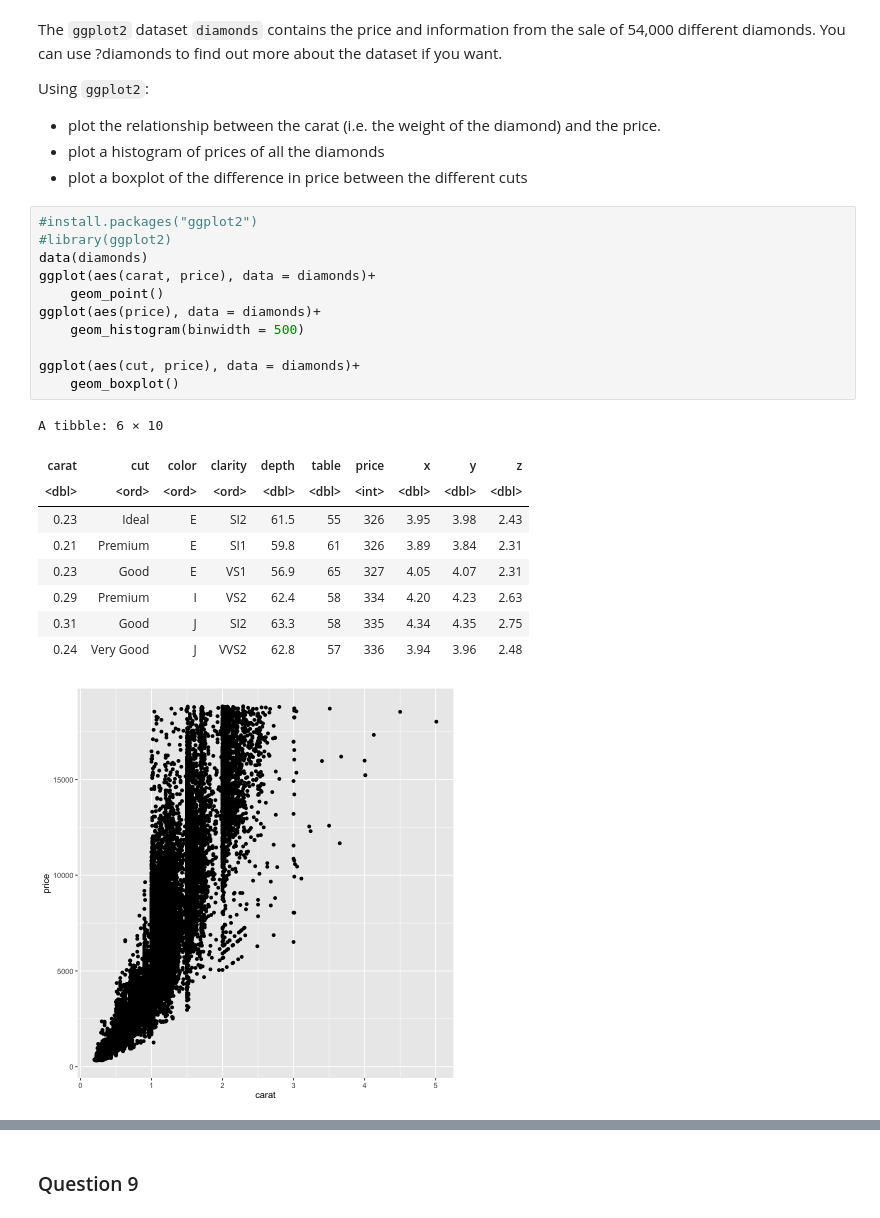
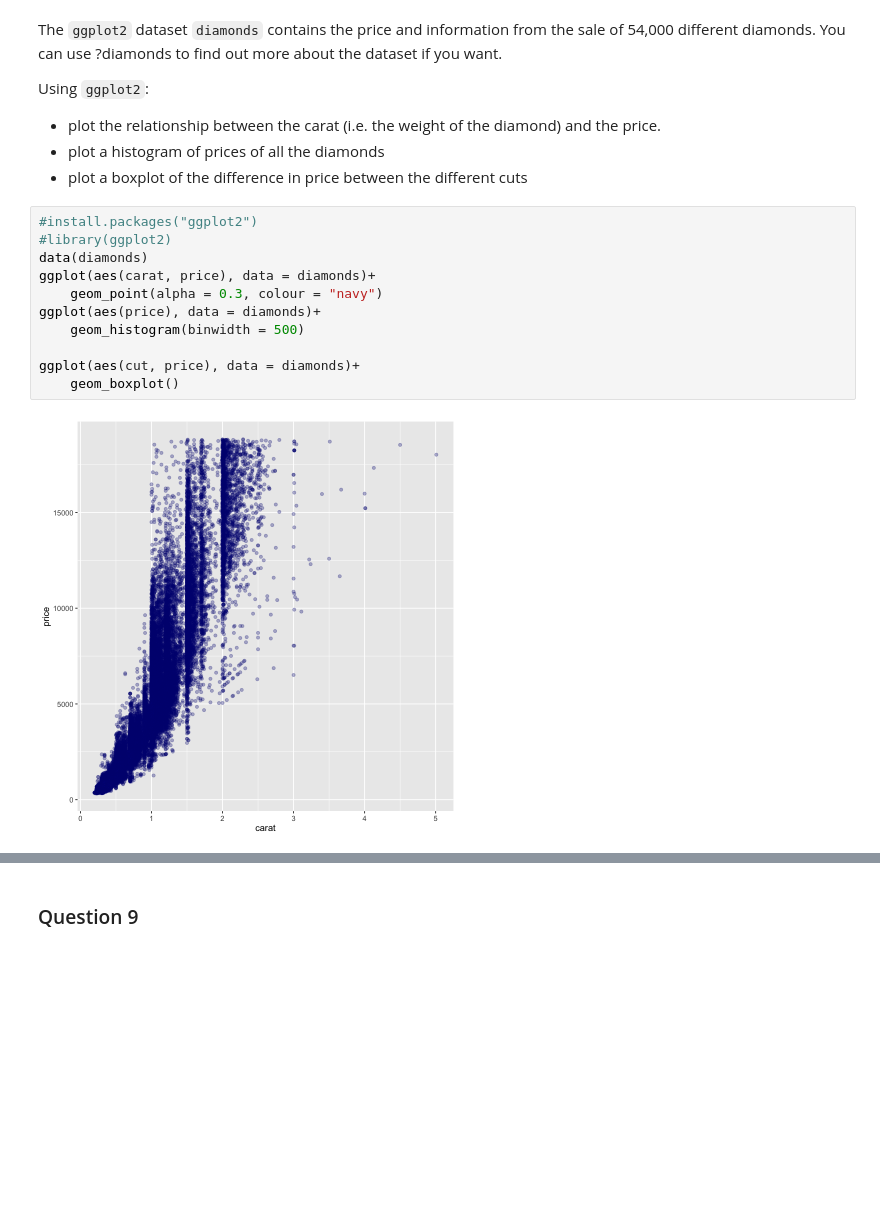
Before and after one commit to cathorn03/COURSEWORK_LIFE4138_2526, a Jupyter notebook: Coursework/R_Coursework_Questions.ipynb, the cells around one changed output, grey strips where cells are left out. Drawn from its saved outputs; the diff is of its cells as text; blank space fills up the shorter version.

```diff
--- a/Coursework/R_Coursework_Questions.ipynb
+++ b/Coursework/R_Coursework_Questions.ipynb
@@ -213,25 +213,16 @@ Using `ggplot2`:
 # %%
 #install.packages("ggplot2")
 #library(ggplot2)
 data(diamonds)
 ggplot(aes(carat, price), data = diamonds)+
-    geom_point()
+    geom_point(alpha = 0.3, colour = "navy")
 ggplot(aes(price), data = diamonds)+
     geom_histogram(binwidth = 500)
 
 ggplot(aes(cut, price), data = diamonds)+
     geom_boxplot()
 # %% [output]
-A tibble: 6 × 10
-| carat | cut | color | clarity | depth | table | price | x | y | z |
-| <dbl> | <ord> | <ord> | <ord> | <dbl> | <dbl> | <int> | <dbl> | <dbl> | <dbl> |
-| 0.23 | Ideal | E | SI2 | 61.5 | 55 | 326 | 3.95 | 3.98 | 2.43 |
-| 0.21 | Premium | E | SI1 | 59.8 | 61 | 326 | 3.89 | 3.84 | 2.31 |
-| 0.23 | Good | E | VS1 | 56.9 | 65 | 327 | 4.05 | 4.07 | 2.31 |
-| 0.29 | Premium | I | VS2 | 62.4 | 58 | 334 | 4.20 | 4.23 | 2.63 |
-| 0.31 | Good | J | SI2 | 63.3 | 58 | 335 | 4.34 | 4.35 | 2.75 |
-| 0.24 | Very Good | J | VVS2 | 62.8 | 57 | 336 | 3.94 | 3.96 | 2.48 |
-[figure, old version]
+[figure, new version]
 [figure]
 [figure]
 # %% [markdown]
```
Also changed, not shown: 3 other files.
